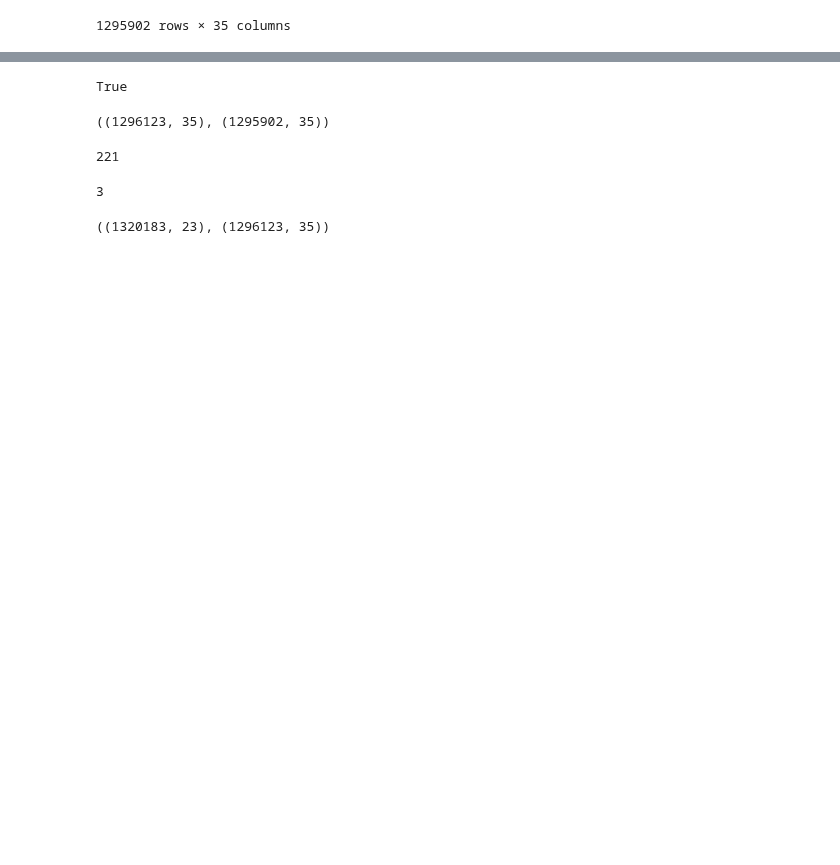
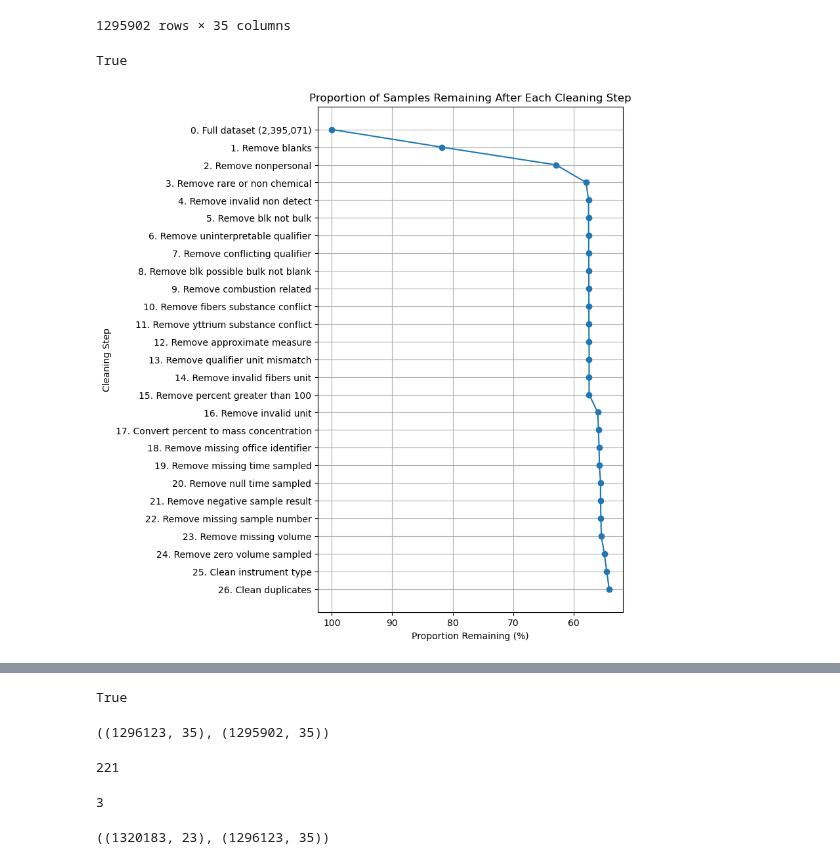
Before and after one commit to jkvasnicka/ht-occupational-plus, a Jupyter notebook: CEHD_Python_cleaning_20240711.ipynb, the cells around one changed output, grey strips where cells are left out. Drawn from its saved outputs; the diff is of its cells as text; code cells hidden in the pictures; blank space fills up the shorter version.

Commit message:
Plot cumulative sample size changes

```diff
--- a/CEHD_Python_cleaning_20240711.ipynb
+++ b/CEHD_Python_cleaning_20240711.ipynb
@@ -5,17 +7,18 @@ import numpy as np
 import cehd
 # %%
 pre_assembled_file = 'Input/Processed/osha_data.csv'
-raw_database = pd.read_csv(pre_assembled_file, index_col=0)
+raw_exposure_data = pd.read_csv(pre_assembled_file, index_col=0)
 # %%
 path_settings = {
     'qualif_conv_file' : 'Input/Raw/OSHA/CEHD/CEHD1984_2018/cleaning scripts/Conversion tables/qualif_new_2020.csv',
     'unit_conv_file' : 'Input/Raw/OSHA/CEHD/CEHD1984_2018/cleaning scripts/Conversion tables/unit_conv_2020.csv',
-    'it_directory' : 'Input/Raw/OSHA/CEHD/CEHD1984_2018/cleaning scripts/Conversion tables IT'
+    'it_directory' : 'Input/Raw/OSHA/CEHD/CEHD1984_2018/cleaning scripts/Conversion tables IT',
+    'cehd_log_file' : 'cehd_log_file.json'
 }
 
-database = cehd.clean_cehd_data(raw_database, path_settings)
+py_exposure_data = cehd.clean_chemical_exposure_health_data(raw_exposure_data, path_settings)
 
-database
+py_exposure_data
 # %% [output]
 |  | AIR_VOLUME_SAMPLED | BLANK_USED | CITY | DATE_REPORTED | DATE_SAMPLED | EIGHT_HOUR_TWA_CALC | ... |
 | 0 | 74.000 | N | East Farmingdale | 1984-04-27 | 1984-04-04 | NaN | ... |
@@ -30,4 +33,15 @@ database
 | 1295900 | 723.000 | N | FAIRVIEW | 1989-06-02 | 1989-05-09 | NaN | ... |
 | 1295901 | 214.000 | N | FAIRVIEW | 1989-06-02 | 1989-05-09 | NaN | ... |
 1295902 rows × 35 columns
+# %%
+previous = pd.read_parquet('previous.parquet')
+
+all(previous == py_exposure_data)
+# %% [output]
+True
+# %%
+initial_count = len(raw_exposure_data)
+_ = cehd.plot_cumulative_changes(path_settings['cehd_log_file'], initial_count)
+# %% [output]
+[figure, added]
 # %%
```
Also changed, not shown: parts of 16 cells of this notebook, 1 other file.
